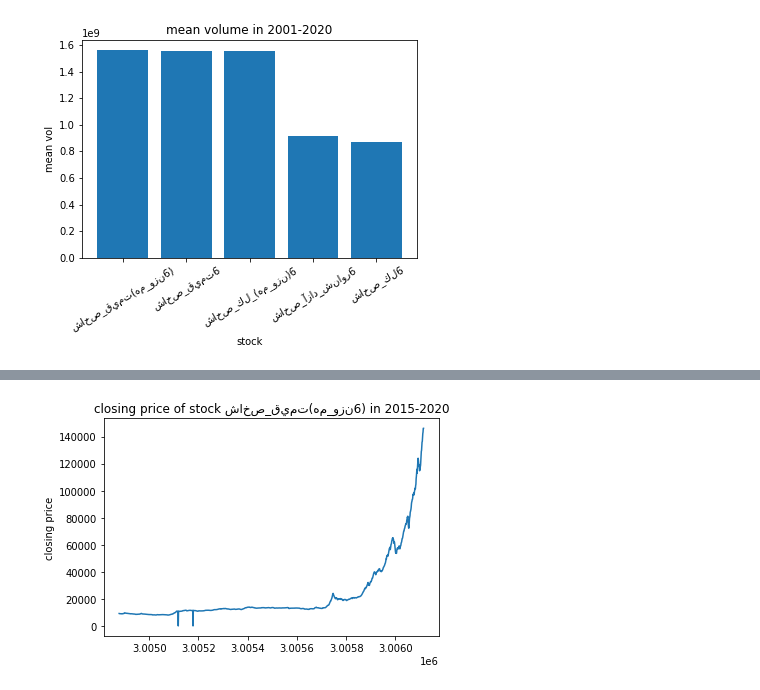
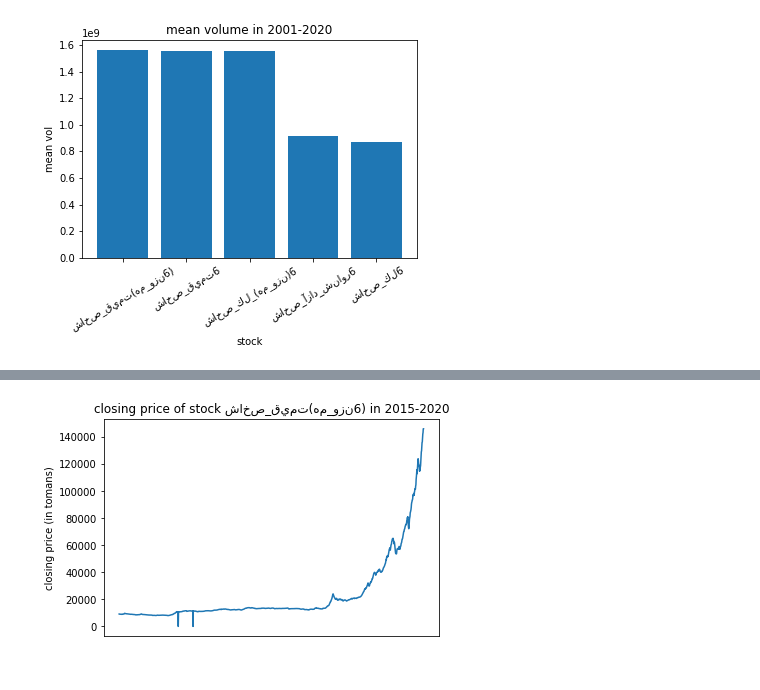
Before and after one commit to Ayazdani1997/stock-feature-prediction-final-pro, a Jupyter notebook: Phase1_OCHLV.ipynb, the cells around one changed output, grey strips where cells are left out. Saved outputs shown, nothing was run; the diff lists cells and outputs as text; code cells hidden in the pictures.

```diff
--- a/Phase1_OCHLV.ipynb
+++ b/Phase1_OCHLV.ipynb
@@ -61,8 +61,9 @@ data_for_ticker_with_max_mean_vol.head()
 | 3004882 | شاخص_قيمت(هم_وزن6) | 20150302 | 9034.4 | 9043.5 | 9034.4 | 9043.5 | 717632564 | 9.735307e+11 | 39724 | ... |
 # %%
 plt.plot(data_for_ticker_with_max_mean_vol['CLOSE'])
-plt.ylabel('closing price')
+plt.ylabel('closing price (in tomans)')
 plt.title('closing price of stock ' + data_for_ticker_with_max_mean_vol['TICKER'].iloc[0] + ' in 2015-2020')
+plt.xticks([], labels=" ")
 plt.show()
 # %% [output]
-[figure, old version]
+[figure, new version]
```
